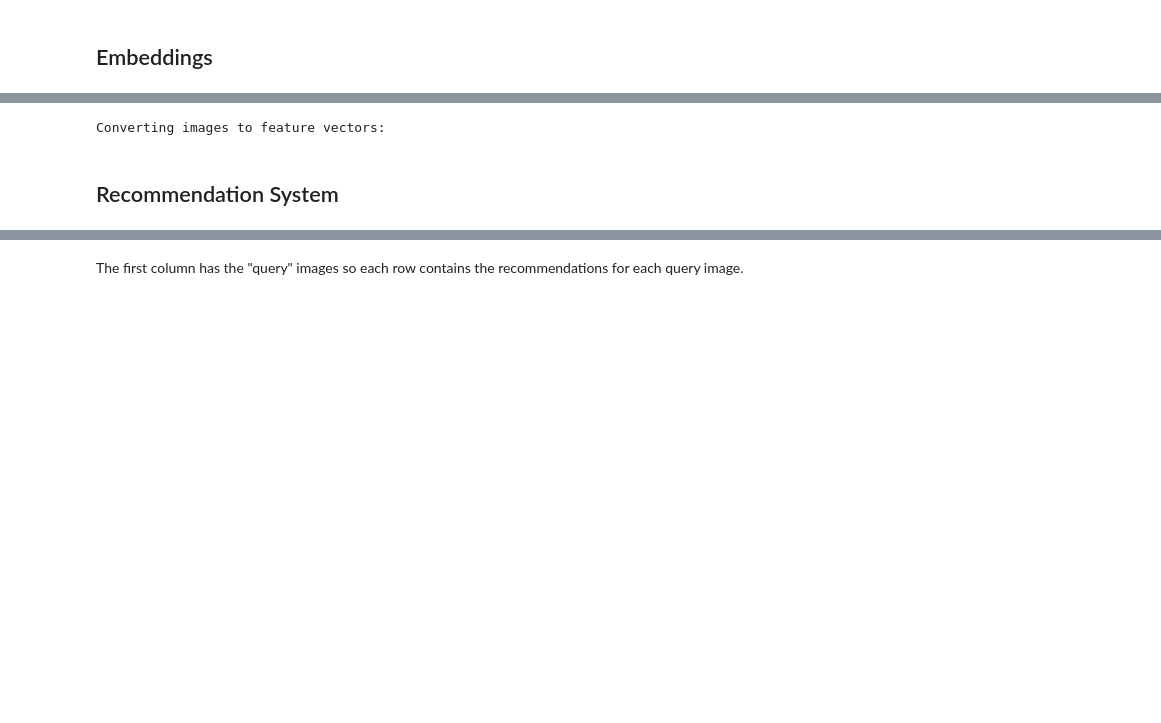
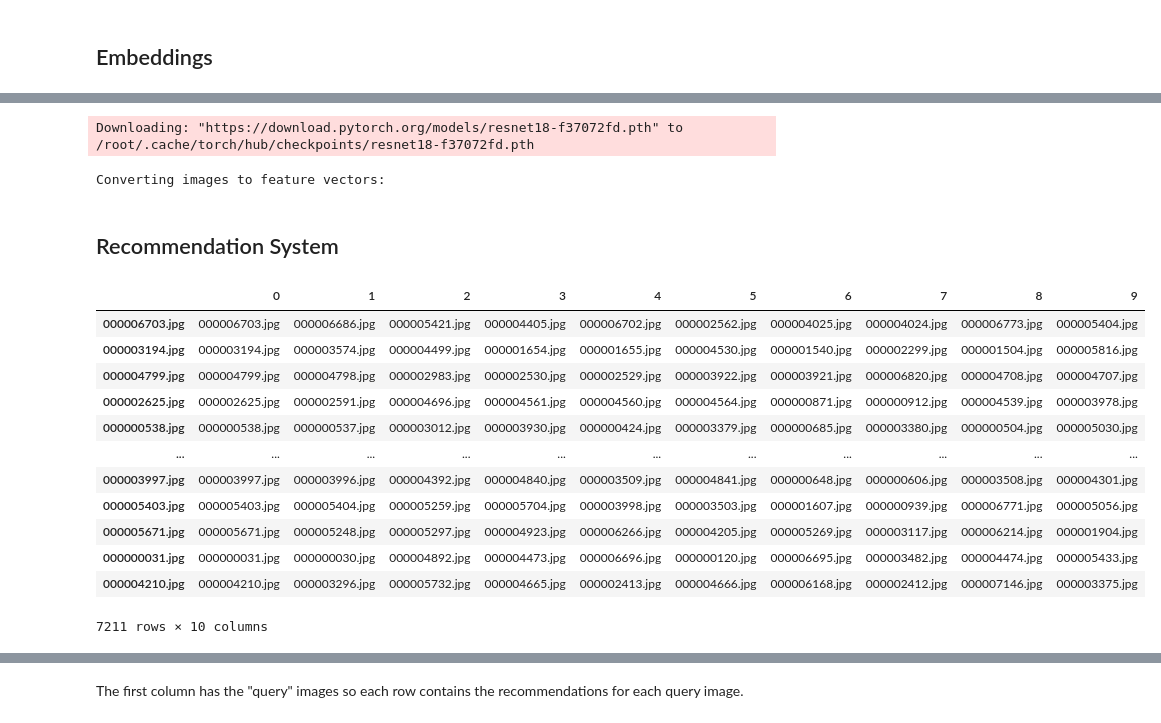
Before and after one commit to Cloblak/ad_photo_recommendation, a Jupyter notebook: Facebook_Post_RecSys_Experiments_WW.ipynb, the cells around one changed output, grey strips where cells are left out. Drawn from its saved outputs; the diff is of its cells as text; code cells hidden in the pictures; blank space fills up the shorter version.

```diff
--- a/Facebook_Post_RecSys_Experiments_WW.ipynb
+++ b/Facebook_Post_RecSys_Experiments_WW.ipynb
@@ -174,7 +198,7 @@ for imageName in os.listdir(inputDir):
 
 #img2vec = Img2Vec(cuda=True, model='vgg')
 #img2vec = Img2Vec(cuda=True, model='densenet')
-img2vec = Img2Vec(cuda=True, model='efficientnet_b0')
+img2vec = Img2Vec(cuda=True, model='resnet-18')
 
 allVectors = {}
 print("Converting images to feature vectors:")
@@ -187,7 +211,8 @@ for image in tqdm(os.listdir("inputImagesCNN")):
   except:
     pass
 # %% [output]
-Converting images to feature vectors:
+Downloading: "https://download.pytorch.org/models/resnet18-f37072fd.pth" to /root/.cache/torch/hub/checkpoints/resnet18-f37072fd.pth
+Converting images to feature vectors:
 # %%
 # Save embedding vectors
 with open('PyschobunnyAllVectors.pkl', 'wb') as handle:
@@ -236,5 +261,21 @@ for j in tqdm(range(similarityMatrix.shape[0])):
 # Save the model
 similarNames.to_pickle("similarNames.pkl")
 similarValues.to_pickle("similarValues.pkl")
+# %%
+similarNames
+# %% [output]
+|  | 0 | 1 | 2 | 3 | 4 | 5 | 6 | 7 | 8 | 9 |
+| 000006703.jpg | 000006703.jpg | 000006686.jpg | 000005421.jpg | 000004405.jpg | 000006702.jpg | 000002562.jpg | 000004025.jpg | 000004024.jpg | 000006773.jpg | 000005404.jpg |
+| 000003194.jpg | 000003194.jpg | 000003574.jpg | 000004499.jpg | 000001654.jpg | 000001655.jpg | 000004530.jpg | 000001540.jpg | 000002299.jpg | 000001504.jpg | 000005816.jpg |
+| 000004799.jpg | 000004799.jpg | 000004798.jpg | 000002983.jpg | 000002530.jpg | 000002529.jpg | 000003922.jpg | 000003921.jpg | 000006820.jpg | 000004708.jpg | 000004707.jpg |
+| 000002625.jpg | 000002625.jpg | 000002591.jpg | 000004696.jpg | 000004561.jpg | 000004560.jpg | 000004564.jpg | 000000871.jpg | 000000912.jpg | 000004539.jpg | 000003978.jpg |
+| 000000538.jpg | 000000538.jpg | 000000537.jpg | 000003012.jpg | 000003930.jpg | 000000424.jpg | 000003379.jpg | 000000685.jpg | 000003380.jpg | 000000504.jpg | 000005030.jpg |
+| ... | ... | ... | ... | ... | ... | ... | ... | ... | ... | ... |
+| 000003997.jpg | 000003997.jpg | 000003996.jpg | 000004392.jpg | 000004840.jpg | 000003509.jpg | 000004841.jpg | 000000648.jpg | 000000606.jpg | 000003508.jpg | 000004301.jpg |
+| 000005403.jpg | 000005403.jpg | 000005404.jpg | 000005259.jpg | 000005704.jpg | 000003998.jpg | 000003503.jpg | 000001607.jpg | 000000939.jpg | 000006771.jpg | 000005056.jpg |
+| 000005671.jpg | 000005671.jpg | 000005248.jpg | 000005297.jpg | 000004923.jpg | 000006266.jpg | 000004205.jpg | 000005269.jpg | 000003117.jpg | 000006214.jpg | 000001904.jpg |
+| 000000031.jpg | 000000031.jpg | 000000030.jpg | 000004892.jpg | 000004473.jpg | 000006696.jpg | 000000120.jpg | 000006695.jpg | 000003482.jpg | 000004474.jpg | 000005433.jpg |
+| 000004210.jpg | 000004210.jpg | 000003296.jpg | 000005732.jpg | 000004665.jpg | 000002413.jpg | 000004666.jpg | 000006168.jpg | 000002412.jpg | 000007146.jpg | 000003375.jpg |
+7211 rows × 10 columns
 # %%
 # Let's take the top images for some example images
```
Also changed, not shown: parts of 19 cells of this notebook.
